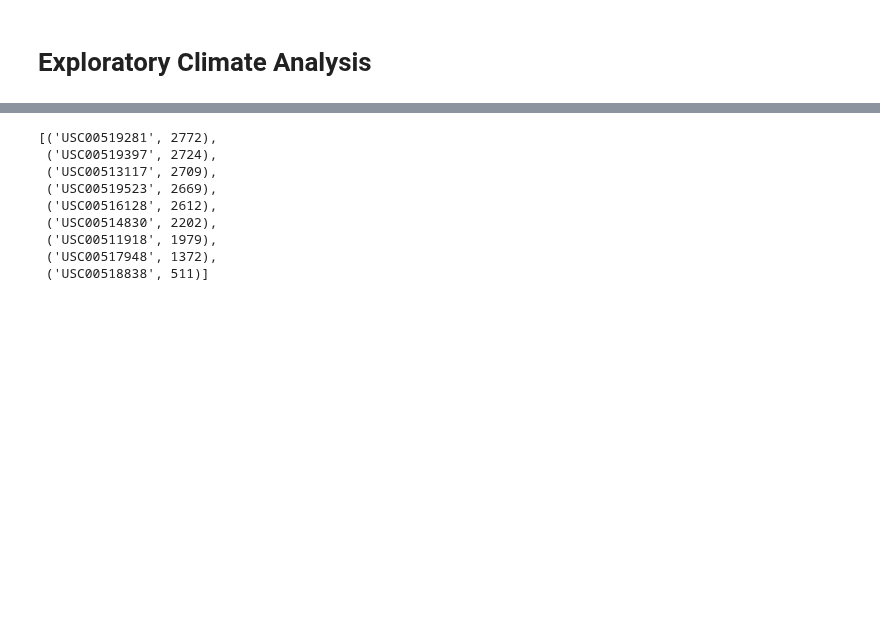
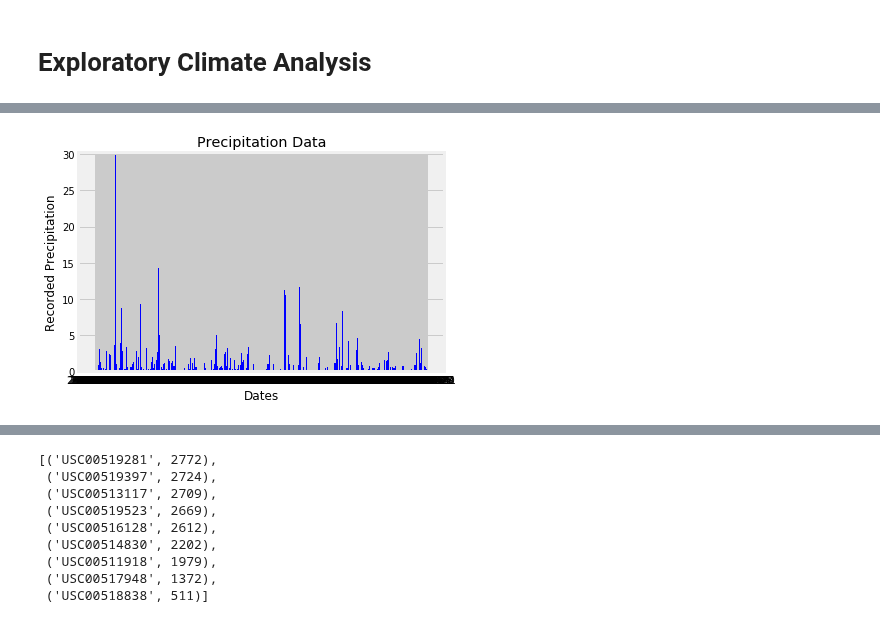
Before and after one commit to DanielSOhara27/Databootcamp-SqlAlchemy-Challenge, a Jupyter notebook: Solved_HW/Solved_climate_starter.ipynb, the cells around one changed output, grey strips where cells are left out. Saved outputs shown, nothing was run; the diff lists cells and outputs as text; code cells hidden in the pictures; blank space fills up the shorter version.

```diff
--- a/Solved_HW/Solved_climate_starter.ipynb
+++ b/Solved_HW/Solved_climate_starter.ipynb
@@ -105,0 +86,24 @@ data
+# %%
+# List of precipication data
+prcp = data.prcp.tolist()
+# X axis for the dates
+x_axis = np.arange(len(data.prcp.tolist()))
+
+# Setting X Axis dates as in each tick
+tick_locations = [value for value in x_axis]
+plt.xticks(tick_locations, data.index.values)
+
+# Setting the y axis limit
+plt.ylim(0, max(prcp)+0.4)
+
+# Give the chart a title, x label, and y label
+plt.title("Precipitation Data")
+plt.xlabel("Dates")
+plt.ylabel("Recorded Precipitation")
+
+plt.bar(x_axis, prcp, color="b", align="center")
+
+plt.tight_layout()
+#plt.show()
+# %% [output]
+[figure, added]
```
Also changed, not shown: parts of 20 cells of this notebook, 1 other file.
